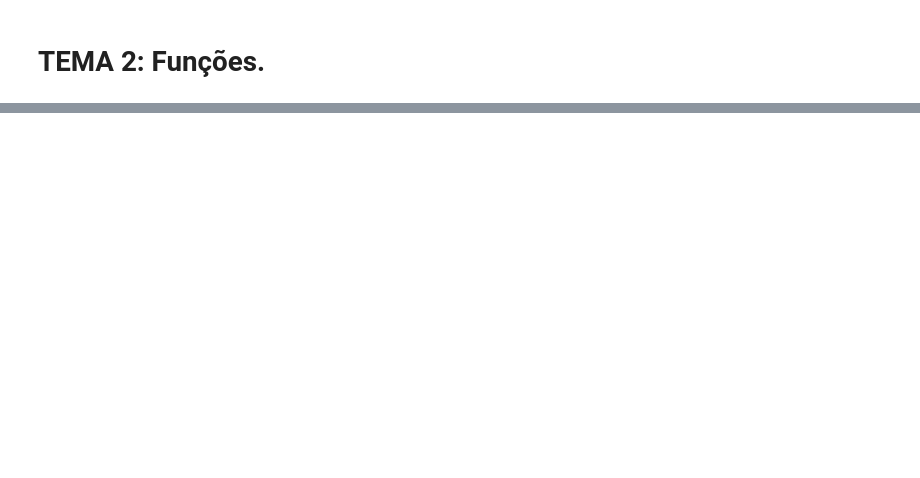
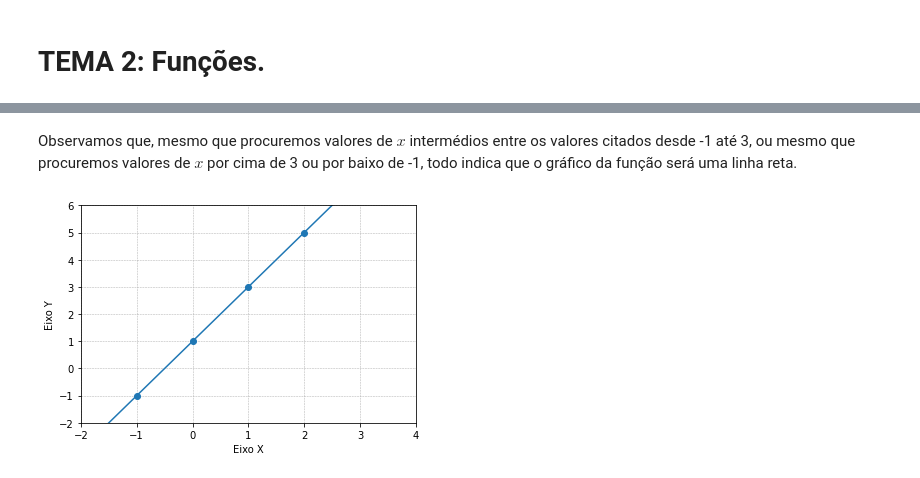
Before and after one commit to BorjaRuizReverter/LivroFisicaGeral, a Jupyter notebook: Tema2.ipynb, the cells around one changed output, grey strips where cells are left out. Saved outputs shown, nothing was run; the diff lists cells and outputs as text; code cells hidden in the pictures; blank space fills up the shorter version.

```diff
--- a/Tema2.ipynb
+++ b/Tema2.ipynb
@@ -39,0 +106,32 @@ Tomemos como exemplo a função anterior: $f(x) = 2x +1$, e demos valores simple
+# %% [markdown]
+Observamos que, mesmo que procuremos valores de $x$ intermédios entre os valores citados desde -1 até 3, ou mesmo que procuremos valores de $x$ por cima de 3 ou por baixo de -1, todo indica que o gráfico da função será uma linha reta.
+# %%
+# importing the required module
+import matplotlib.pyplot as plt
+
+# x axis values
+x = [-2,-1,0,1,2,3]
+# corresponding y axis values
+y = [-3,-1,1,3,5,7]
+
+# plotting the points
+plt.plot(x, y, marker='o')
+
+# naming the x axis
+plt.xlabel('Eixo X')
+# naming the y axis
+plt.ylabel('Eixo Y')
+
+# giving a title to my graph
+plt.title('')
+
+#axis limits
+plt.xlim(-2, 4)
+plt.ylim(-2, 6)
+
+plt.grid(linestyle = '--', linewidth = 0.5)
+
+# function to show the plot
+plt.show()
+# %% [output]
+[figure, added]
```
Also changed, not shown: parts of 12 cells of this notebook.
